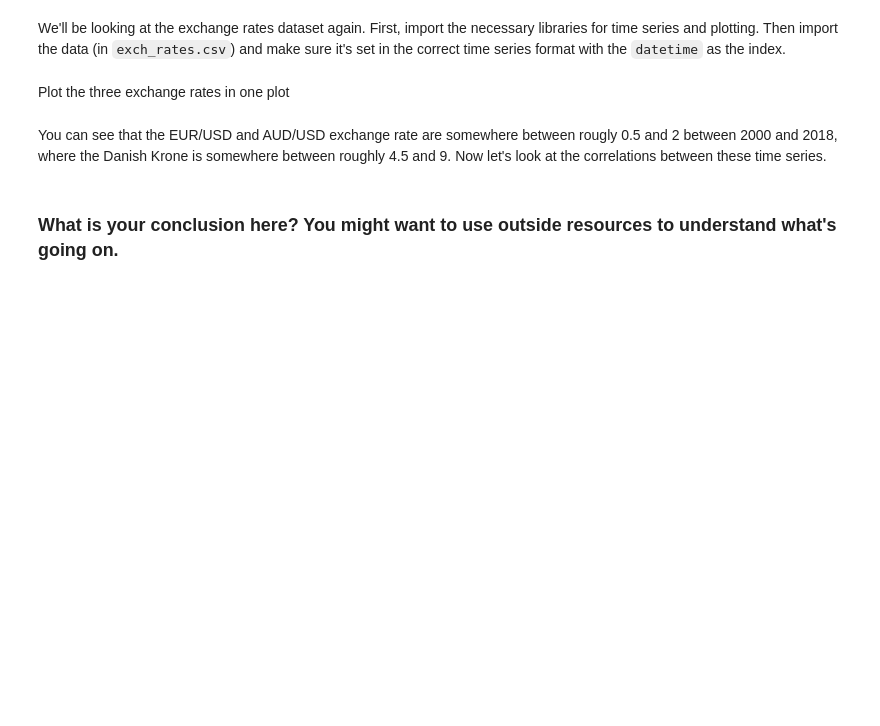
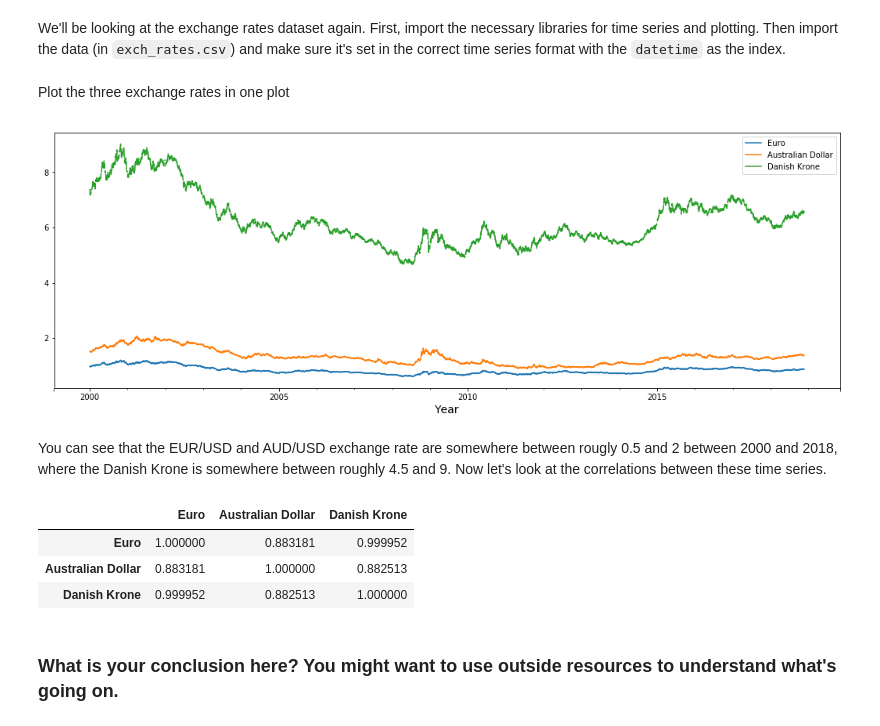
Before and after one commit to learn-co-curriculum/dsc-corr-autocorr-in-time-series-lab, a Jupyter notebook: index.ipynb, the cells around one changed output. Saved outputs shown, nothing was run; the diff lists cells and outputs as text; code cells hidden in the pictures; blank space fills up the shorter version.

Commit message:
ALERT: Cell Mismatch. Auto-create curriculum branch from solution + master

```diff
--- a/index.ipynb
+++ b/index.ipynb
@@ -21,13 +28,33 @@ We'll be looking at the exchange rates dataset again. First, import the necessar
 # %%
 # your code here
+# %%
+# __SOLUTION__
+xr = pd.read_csv("exch_rates.csv")
+
+xr['Frequency'] = pd.to_datetime(xr['Frequency'])
+xr.set_index('Frequency', inplace=True)
 # %% [markdown]
 Plot the three exchange rates in one plot
 # %%
 # your code here
+# %%
+# __SOLUTION__
+xr.plot(figsize=(18,6))
+plt.xlabel('Year', fontsize=14);
+# %% [output]
+[figure, added]
 # %% [markdown]
 You can see that the EUR/USD and AUD/USD exchange rate are somewhere between rougly 0.5 and 2 between 2000 and 2018, where the Danish Krone is somewhere between roughly 4.5 and 9. Now let's look at the correlations between these time series.
 # %%
 # your code here
+# %%
+# __SOLUTION__
+xr.corr()
+# %% [output]
+|  | Euro | Australian Dollar | Danish Krone |
+| Euro | 1.000000 | 0.883181 | 0.999952 |
+| Australian Dollar | 0.883181 | 1.000000 | 0.882513 |
+| Danish Krone | 0.999952 | 0.882513 | 1.000000 |
 # %% [markdown]
 ### What is your conclusion here? You might want to use outside resources to understand what's going on.
 # %% [markdown]
```
Also changed, not shown: parts of 21 cells of this notebook, 14 other files.
